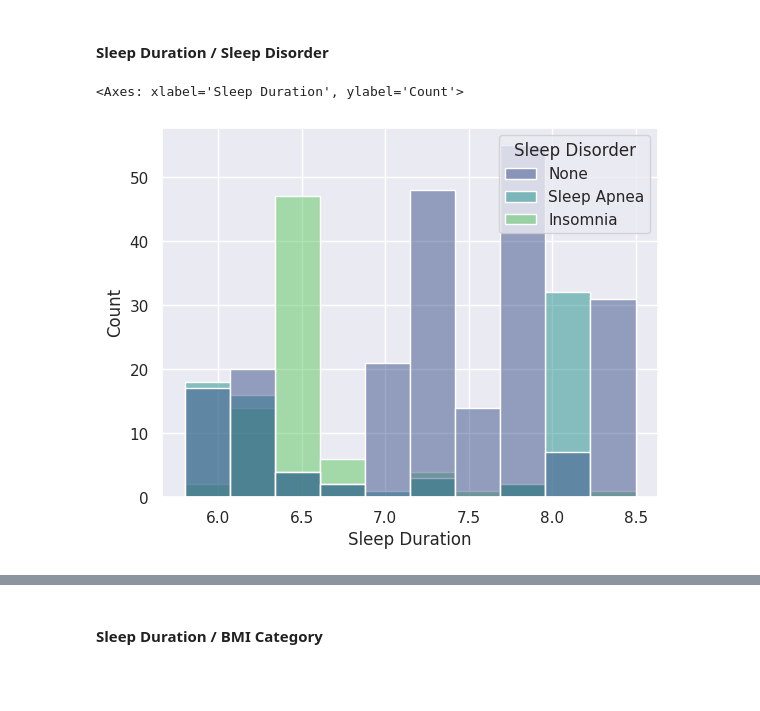
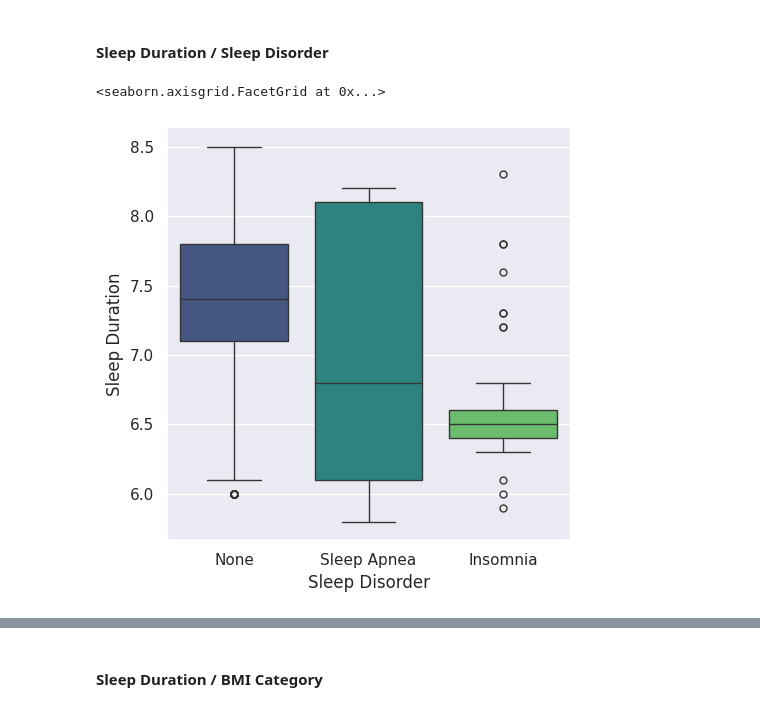
Before and after one commit to AlexanderSychev2005/Sleep-Analysis-EDA-ML, a Jupyter notebook: sleep_analysis.ipynb, the cells around one changed output, grey strips where cells are left out. Drawn from its saved outputs; the diff is of its cells as text; code cells hidden in the pictures; blank space fills up the shorter version.

```diff
--- a/sleep_analysis.ipynb
+++ b/sleep_analysis.ipynb
@@ -248,7 +241,7 @@ plt.show()
 # %% [markdown]
 #### Sleep Duration / Sleep Disorder
 # %%
-sns.histplot(data=dataset, x=dataset['Sleep Duration'], hue='Sleep Disorder', palette="viridis")
+sns.catplot(kind='box', data=dataset, y='Sleep Duration', x='Sleep Disorder', palette="viridis")
 # %% [output]
-<Axes: xlabel='Sleep Duration', ylabel='Count'>
+<seaborn.axisgrid.FacetGrid at 0x...>
-[figure, old version]
+[figure, new version]
```
Also changed, not shown: parts of 18 cells of this notebook.
